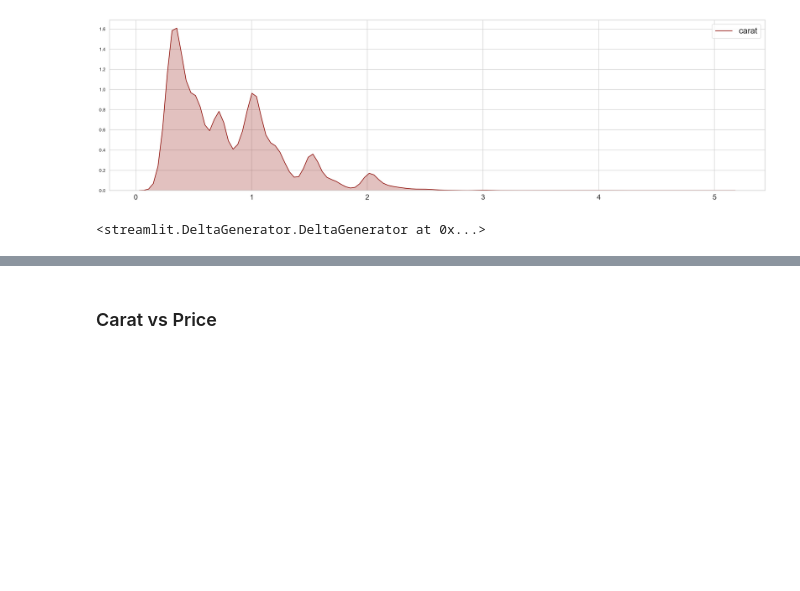
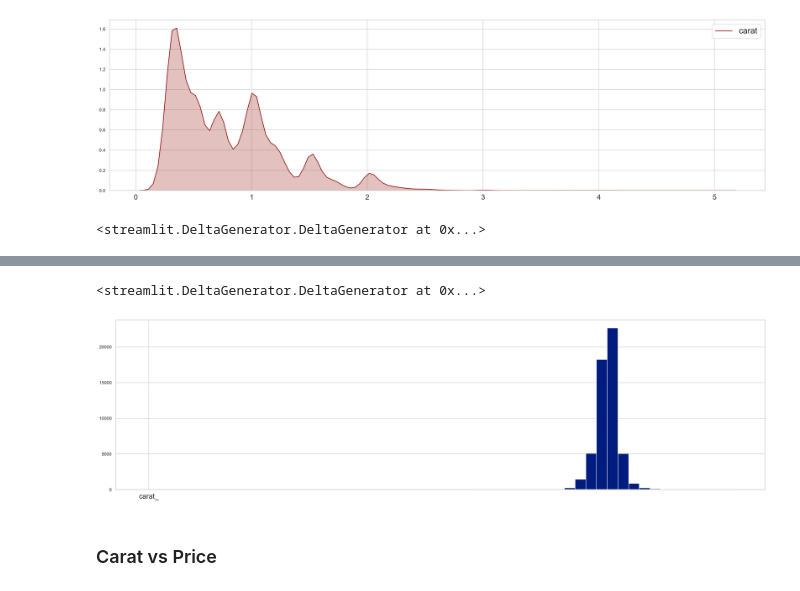
Before and after one commit to ultratronics/smart_systems_eindoefening, a Jupyter notebook: diamond/diamonds-in-depth-analysis.ipynb, the cells around one changed output, grey strips where cells are left out. Cells and saved outputs as stored; diff of their text form; code cells hidden in the pictures; blank space fills up the shorter version.

```diff
--- a/diamond/diamonds-in-depth-analysis.ipynb
+++ b/diamond/diamonds-in-depth-analysis.ipynb
@@ -359,3 +440,24 @@ st.area_chart(df['carat'])
+# %%
+plt.hist('depth' , data=df , bins=25)
+
+# display data
+HistY = { "carat_": df['carat'],
+        "price_": df['price'],
+        "depth_": df['depth'],
+        "table_": df['table'] }
+
+HistValue = st.sidebar.selectbox("Histogtam Y-as", list(HistY.keys()),0)
+#st.write(Value[Selected], use_column_width= True, caption= Value[Selected2])
+BinsX = st.sidebar.number_input("Insert Nummer: ")
+#st.write(Value[Selected], use_column_width= True, caption= Value[Selected2])
+
+st.text("Show Histogram_2")
+plt.hist(HistValue , data= df , bins= (1 + BinsX) )
+st.bar_ch
+st.pyplot()
+# %% [output]
+<streamlit.DeltaGenerator.DeltaGenerator at 0x...>
+[figure, added]
 # %% [markdown]
 ### Carat vs Price
 # %%
```
Also changed, not shown: parts of 26 cells of this notebook, 3 other files.
